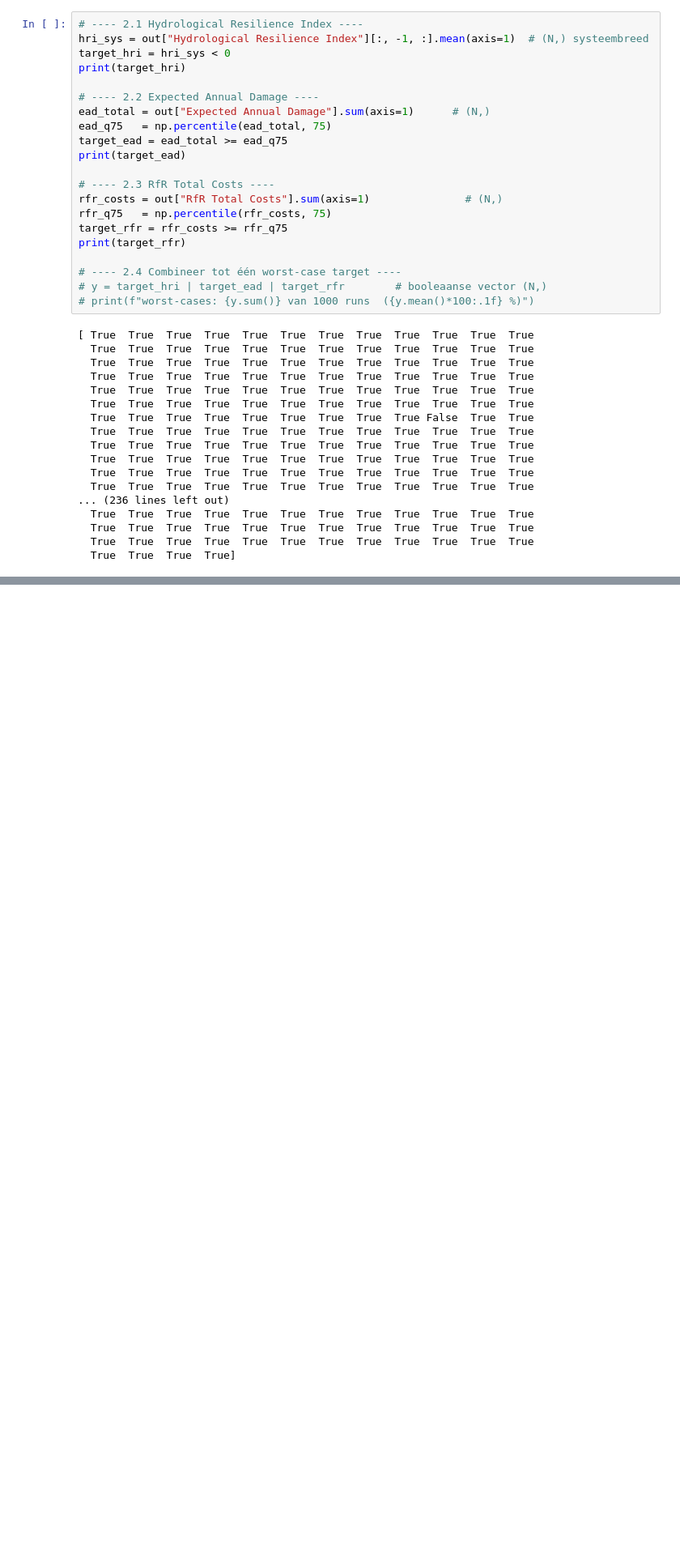
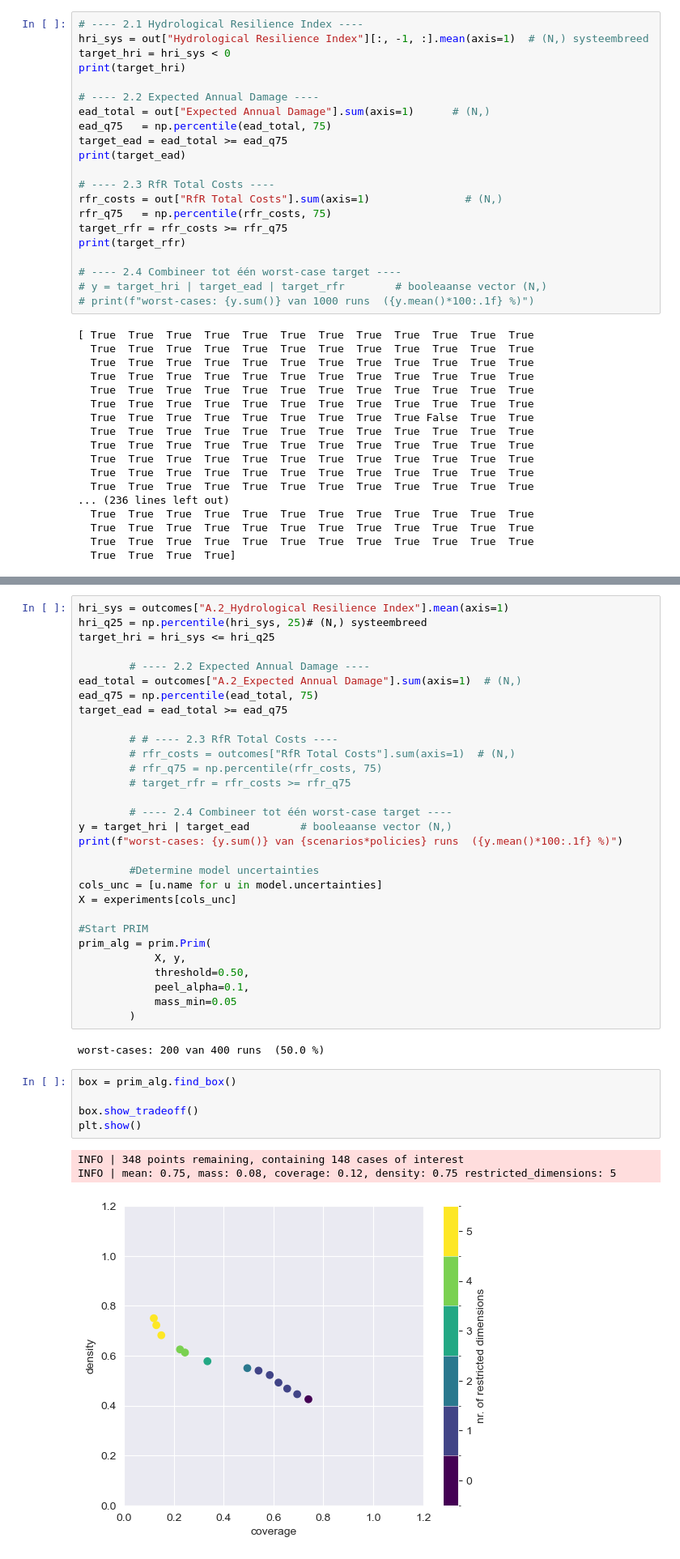
Before and after one commit to jmcbeelen/EPA141A, a Jupyter notebook: final assignment/Scenario Discovery.ipynb, the cells around one changed output, grey strips where cells are left out. Shown at 81% size. Saved outputs shown, nothing was run; the diff lists cells and outputs as text; blank space fills up the shorter version.

```diff
--- a/final assignment/Scenario Discovery.ipynb
+++ b/final assignment/Scenario Discovery.ipynb
@@ -228,0 +702,41 @@ print(target_rfr)
+# %%
+hri_sys = outcomes["A.2_Hydrological Resilience Index"].mean(axis=1)
+hri_q25 = np.percentile(hri_sys, 25)# (N,) systeembreed
+target_hri = hri_sys <= hri_q25
+
+        # ---- 2.2 Expected Annual Damage ----
+ead_total = outcomes["A.2_Expected Annual Damage"].sum(axis=1)  # (N,)
+ead_q75 = np.percentile(ead_total, 75)
+target_ead = ead_total >= ead_q75
+
+        # # ---- 2.3 RfR Total Costs ----
+        # rfr_costs = outcomes["RfR Total Costs"].sum(axis=1)  # (N,)
+        # rfr_q75 = np.percentile(rfr_costs, 75)
+        # target_rfr = rfr_costs >= rfr_q75
+
+        # ---- 2.4 Combineer tot één worst-case target ----
+y = target_hri | target_ead        # booleaanse vector (N,)
+print(f"worst-cases: {y.sum()} van {scenarios*policies} runs  ({y.mean()*100:.1f} %)")
+
+        #Determine model uncertainties
+cols_unc = [u.name for u in model.uncertainties]
+X = experiments[cols_unc]
+
+#Start PRIM
+prim_alg = prim.Prim(
+            X, y,
+            threshold=0.50,
+            peel_alpha=0.1,
+            mass_min=0.05
+        )
+# %% [output]
+worst-cases: 200 van 400 runs  (50.0 %)
+# %%
+box = prim_alg.find_box()
+
+box.show_tradeoff()
+plt.show()
+# %% [output]
+INFO | 348 points remaining, containing 148 cases of interest
+INFO | mean: 0.75, mass: 0.08, coverage: 0.12, density: 0.75 restricted_dimensions: 5
+[figure, added]
```
Also changed, not shown: parts of 23 cells of this notebook, 2 other files.
